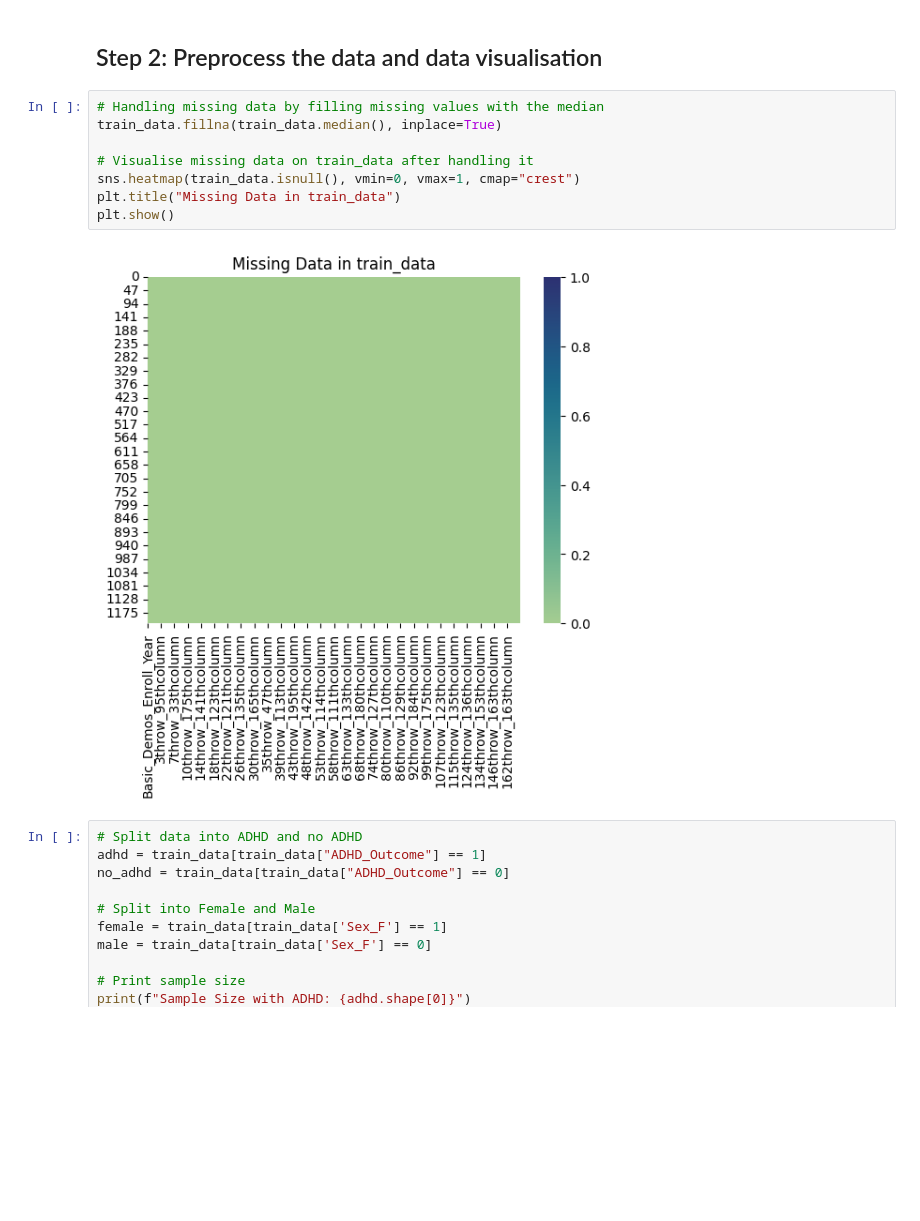
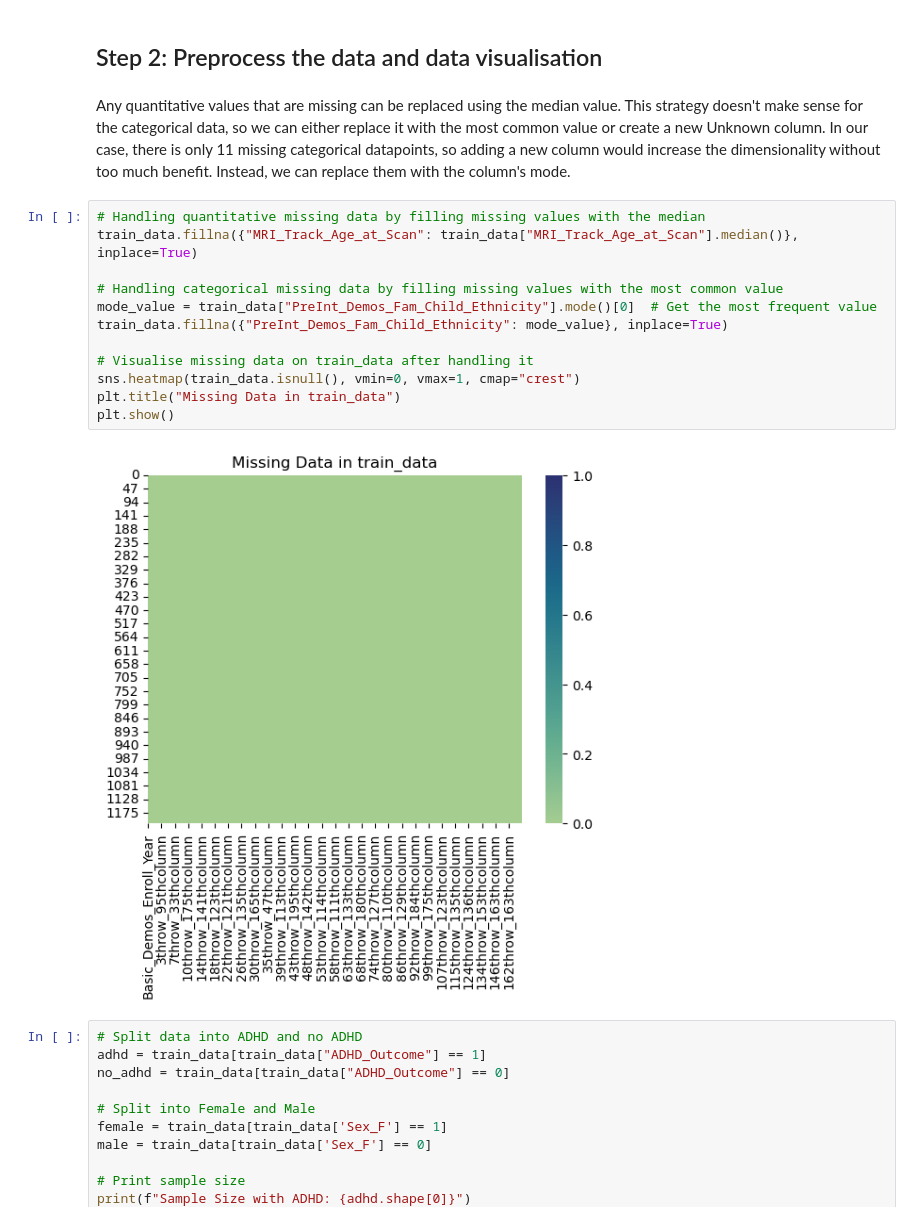
Before and after one commit to UCLA-WiDS-Team-17/Female-Brain-Health, a Jupyter notebook: analysis.ipynb, the cells around one changed output. Drawn from its saved outputs; the diff is of its cells as text; blank space fills up the shorter version.

Commit message:
categorical missing data update

```diff
--- a/analysis.ipynb
+++ b/analysis.ipynb
@@ -148,16 +148,22 @@ dtype: int64
 After the missing data is handled, it can be seen that all entries for all columns have no missing data from the heatmap above.
 # %% [markdown]
 ## Step 2: Preprocess the data and data visualisation
+# %% [markdown]
+Any quantitative values that are missing can be replaced using the median value. This strategy doesn't make sense for the categorical data, so we can either replace it with the most common value or create a new Unknown column. In our case, there is only 11 missing categorical datapoints, so adding a new column would increase the dimensionality without too much benefit. Instead, we can replace them with the column's mode.
 # %%
-# Handling missing data by filling missing values with the median
-train_data.fillna(train_data.median(), inplace=True)
+# Handling quantitative missing data by filling missing values with the median
+train_data.fillna({"MRI_Track_Age_at_Scan": train_data["MRI_Track_Age_at_Scan"].median()}, inplace=True)
+
+# Handling categorical missing data by filling missing values with the most common value
+mode_value = train_data["PreInt_Demos_Fam_Child_Ethnicity"].mode()[0]  # Get the most frequent value
+train_data.fillna({"PreInt_Demos_Fam_Child_Ethnicity": mode_value}, inplace=True)
 
 # Visualise missing data on train_data after handling it
 sns.heatmap(train_data.isnull(), vmin=0, vmax=1, cmap="crest")
 plt.title("Missing Data in train_data")
 plt.show()
 # %% [output]
-[figure, old version]
+[figure, new version]
 # %%
 # Split data into ADHD and no ADHD
 adhd = train_data[train_data["ADHD_Outcome"] == 1]
```
Also changed, not shown: parts of 1 cell of this notebook.
